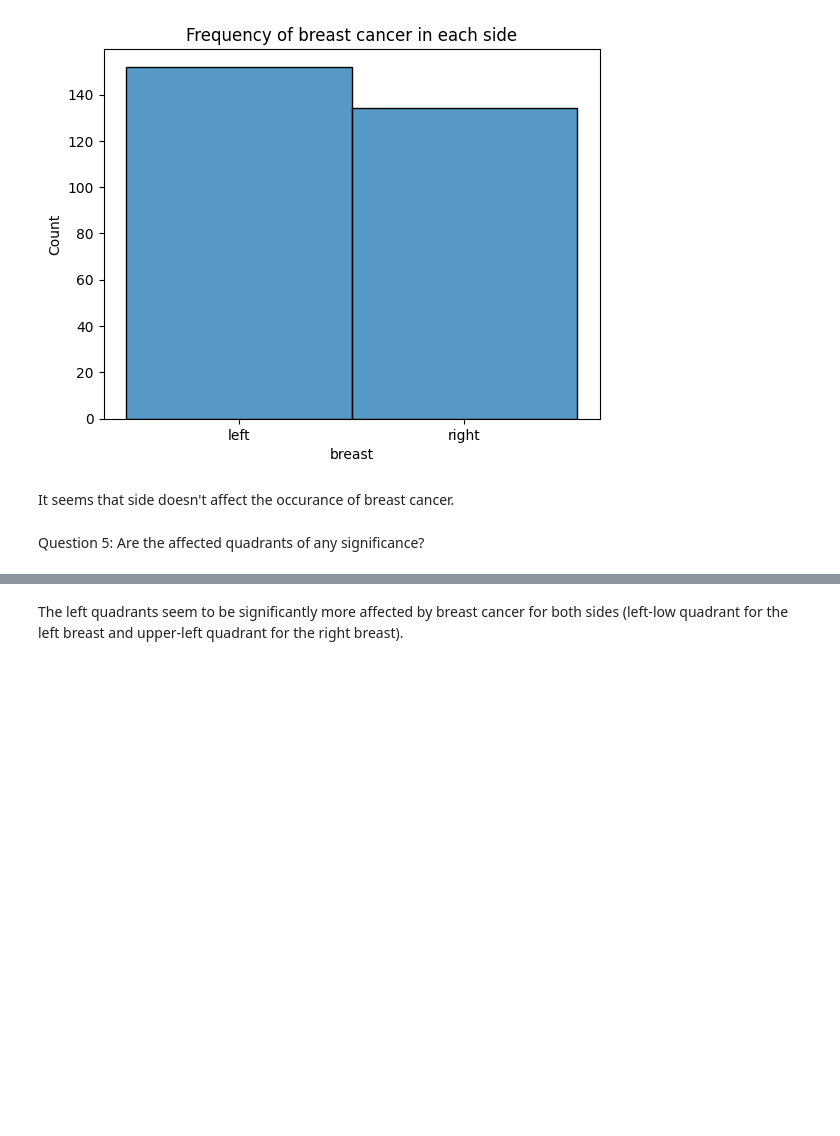
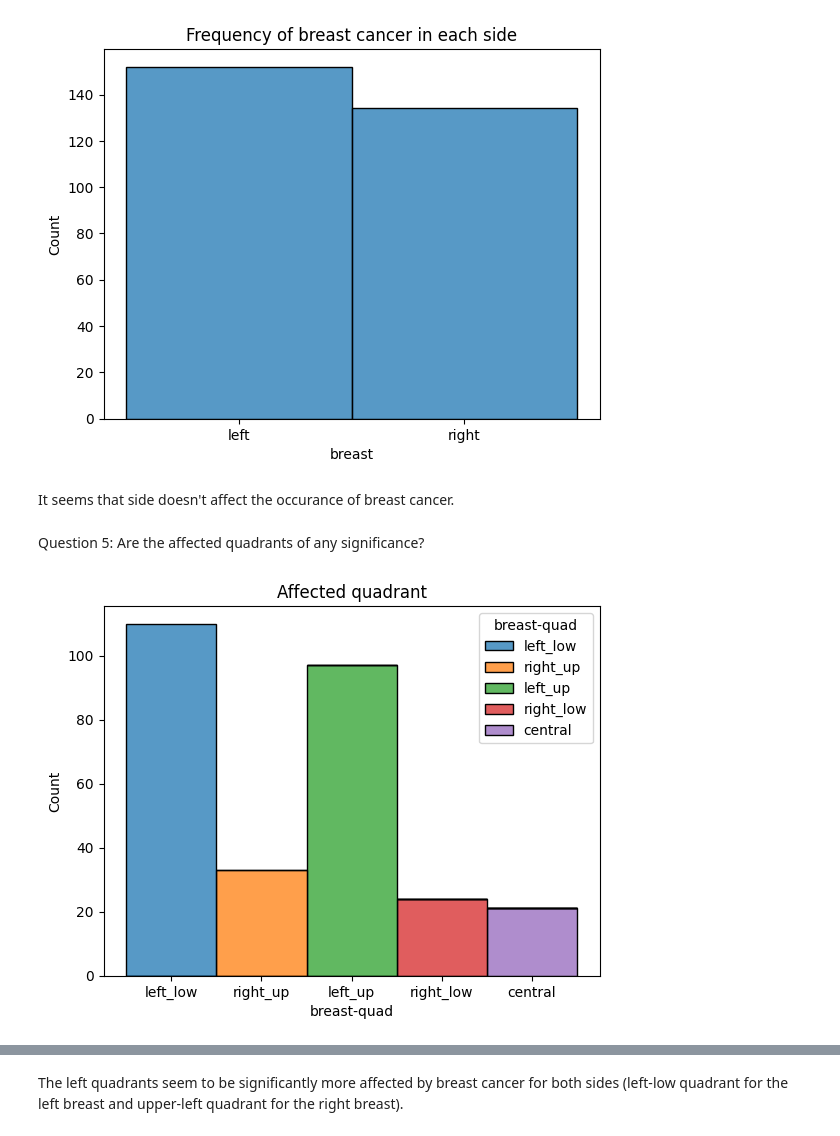
Before and after one commit to TasosG123/EDA-RecurrentBreastCancer, a Jupyter notebook: EDA Recurrent_Breast_Cancer.ipynb, the cells around one changed output, grey strips where cells are left out. Cells and saved outputs as stored; diff of their text form; code cells hidden in the pictures; blank space fills up the shorter version.

```diff
--- a/EDA Recurrent_Breast_Cancer.ipynb
+++ b/EDA Recurrent_Breast_Cancer.ipynb
@@ -161,6 +161,11 @@ It seems that side doesn't affect the occurance of breast cancer.
 # %% [markdown]
 Question 5: Are the affected quadrants of any significance?
 # %%
-fig = px.histogram(df, x='breast-quad', color='breast-quad', title='Affected quadrant', width=800, height=400)
-fig.show()
+# fig = px.histogram(df, x='breast-quad', color='breast-quad', title='Affected quadrant', width=800, height=400)
+# fig.show()
+
+sns.histplot(df, x='breast-quad', hue='breast-quad', multiple="stack").set(title='Affected quadrant')
+None
+# %% [output]
+[figure, added]
 # %%
```
Also changed, not shown: parts of 2 cells of this notebook.
